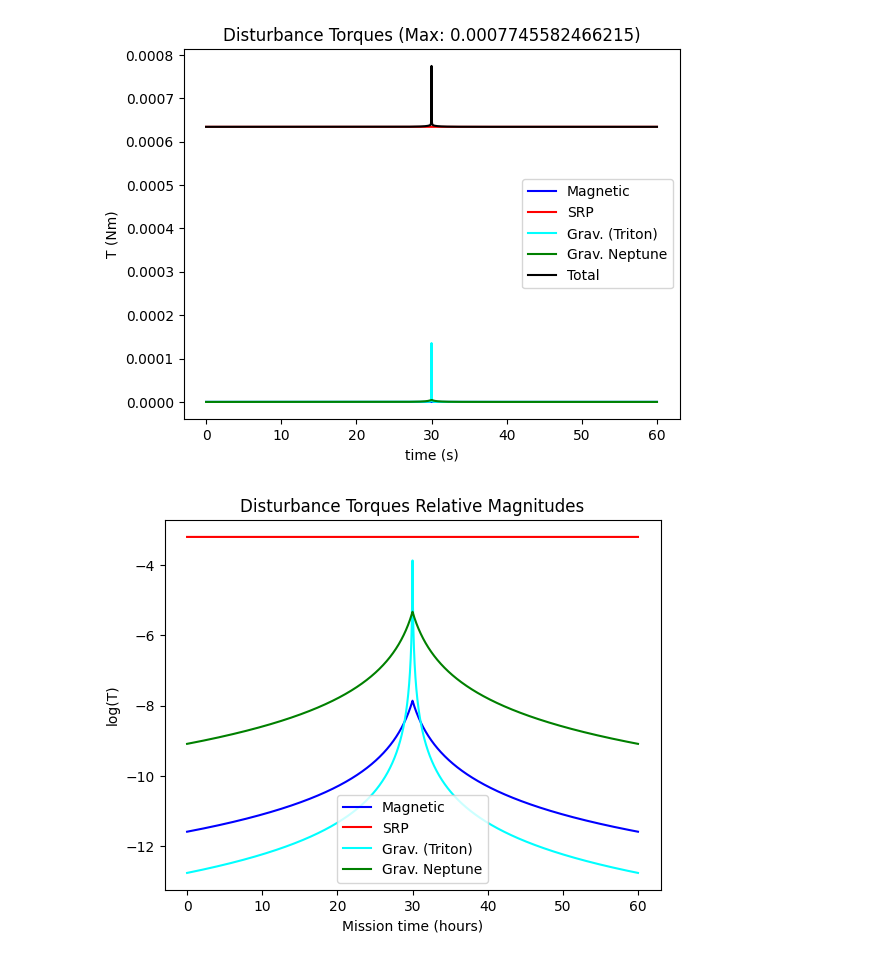
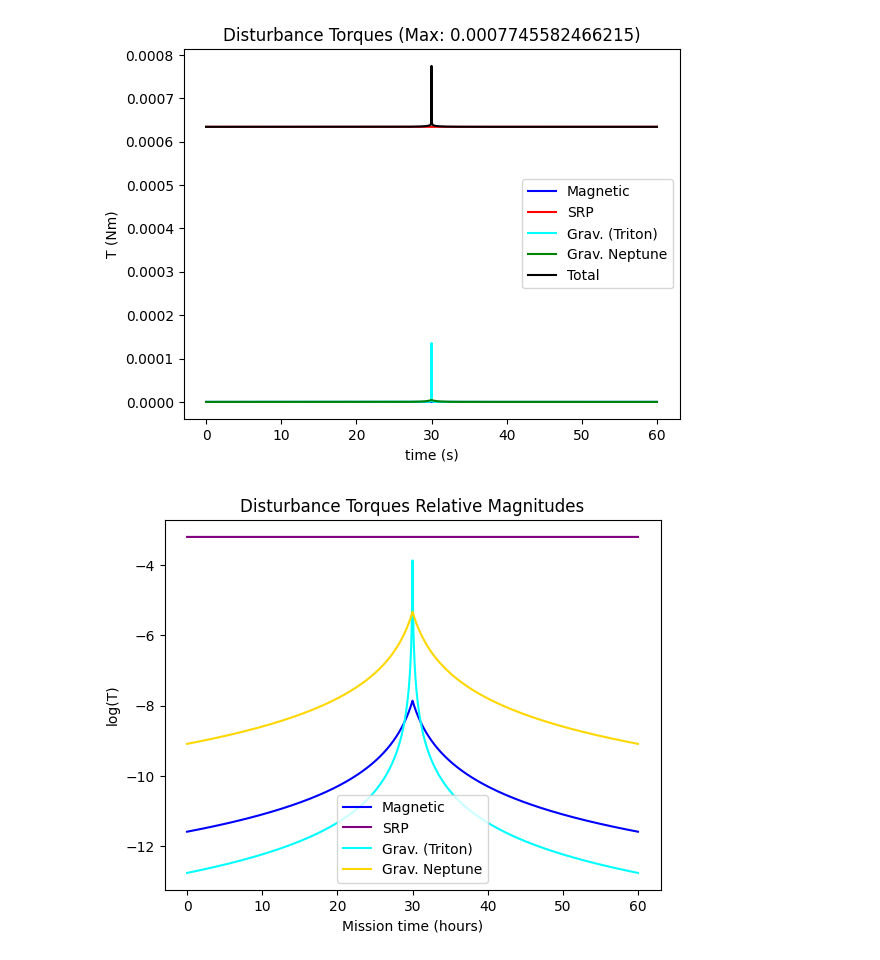
Before and after one commit to Menamonmon/on-axis-momentum, a Jupyter notebook: disturbances.ipynb, the cells around one changed output. Drawn from its saved outputs; the diff is of its cells as text; code cells hidden in the pictures.

```diff
--- a/disturbances.ipynb
+++ b/disturbances.ipynb
@@ -257,27 +257,27 @@ plt.show()
 # %%
 
 # Plotting the total torque (order of magnitude) over the course of the mission
 if dataframe is not None:
 	Tm_neptune_lg = dataframe["Tm_neptune_lg"]
 	Tg_triton_lg = dataframe["Tg_triton_lg"]
 	Tg_neptune_lg = dataframe["Tg_neptune_lg"]
 	Ts_t_lg = dataframe["Ts_t_lg"]
 else:
 	Tm_neptune_lg = np.log10(Tm_neptune)
 	Ts_t_lg = np.log10(Ts_t)
 	Tg_triton_lg = np.log10(Tg_triton)
 	Tg_neptune_lg = np.log10(Tg_neptune)
 
 plt.plot(t, Tm_neptune_lg, color="blue", label="Magnetic")
-plt.plot(t, Ts_t_lg, color="red", label="SRP")
+plt.plot(t, Ts_t_lg, color="purple", label="SRP")
 plt.plot(t, Tg_triton_lg, color="cyan", label="Grav. (Triton)")
-plt.plot(t, Tg_neptune_lg, color="green", label="Grav. Neptune")
+plt.plot(t, Tg_neptune_lg, color="gold", label="Grav. Neptune")
 # plt.plot(t, T_lg, color="black", label="Total")
 plt.legend()
 
 plt.title(f"Disturbance Torques Relative Magnitudes")
 plt.xlabel("Mission time (hours)")
 plt.ylabel("log(T)")
 plt.show()
 # %% [output]
-[figure, old version]
+[figure, new version]
```
